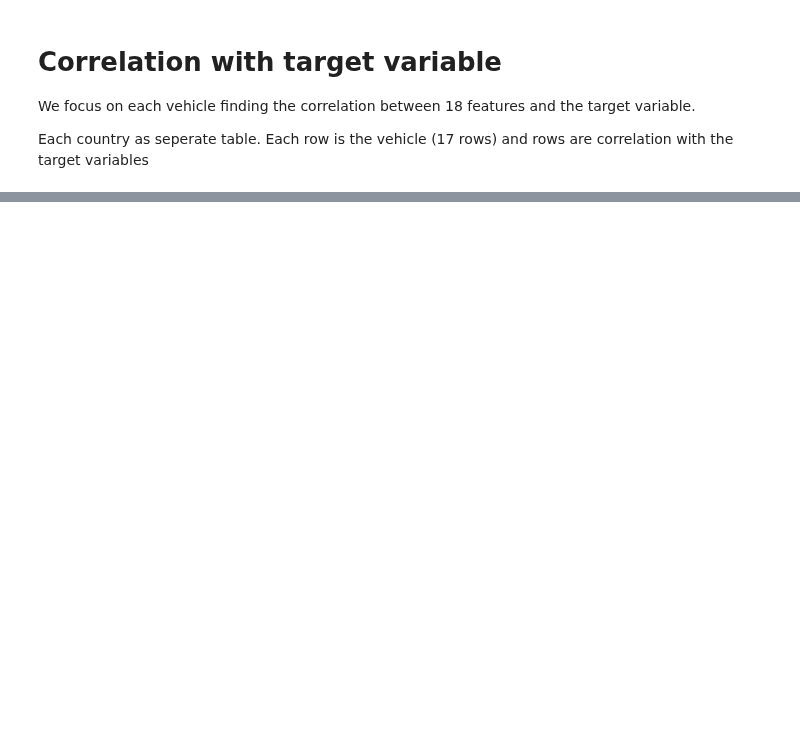
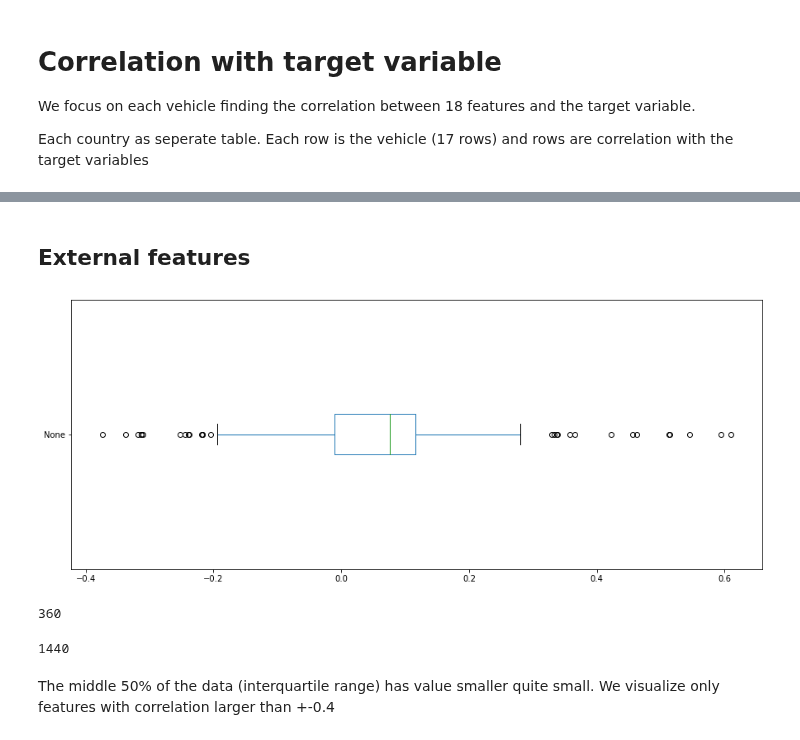
Before and after one commit to zuivu/porsche-forecast-sale, a Jupyter notebook: code/correlation.ipynb, the cells around one changed output, grey strips where cells are left out. Drawn from its saved outputs; the diff is of its cells as text; code cells hidden in the pictures; blank space fills up the shorter version.

```diff
--- a/code/correlation.ipynb
+++ b/code/correlation.ipynb
@@ -88,0 +82,21 @@ sales_info_list
+# %% [markdown]
+## External features
+# %%
+external_data.drop(columns=['month', 'countryname'], inplace=True)
+ex_correlation = external_data.corrwith(veh01_A["sales_actuals_monthly__vehiclegroup01__orderintake"])
+
+plt.figure(figsize=(15, 6))
+ex_correlation.plot.box(vert=False)
+plt.show()
+# %% [output]
+[figure, added]
+# %%
+len(veh01_A)
+# %% [output]
+360
+# %%
+len(external_data)
+# %% [output]
+1440
+# %% [markdown]
+The middle 50% of the data (interquartile range) has value smaller quite small. We visualize only features with correlation larger than +-0.4
```
Also changed, not shown: parts of 22 cells of this notebook.
